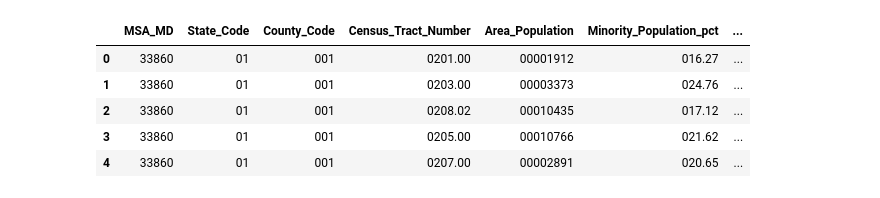
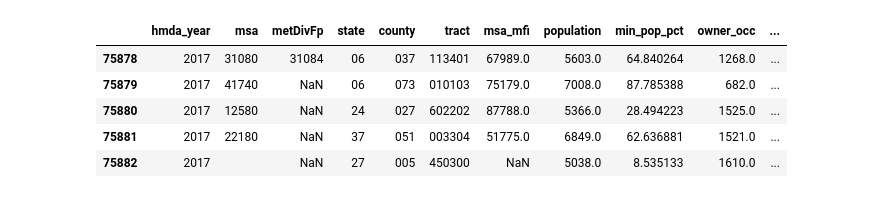
Before and after one commit to Kibrael/census_api, a Jupyter notebook: census_data_compile.ipynb, the cells around one changed output. Saved outputs shown, nothing was run; the diff lists cells and outputs as text; code cells hidden in the pictures.

```diff
--- a/census_data_compile.ipynb
+++ b/census_data_compile.ipynb
@@ -46,0 +168,24 @@ cbsa_df.head()
+# %%
+#need year, MSA fips, ffiec_mfi, tract_to_msa_pct,
+#need to get list of MSAs by state, wildcard does not work in call
+#merge MSA from tract to cbsa
+#get MSA MFI from ACS5
+msa_fields = ["B19113_001E"] #B19113_1 median family income (MFI)
+msa_url = "https://api.census.gov/data/2015/acs5?get="
+#https://api.census.gov/data/2015/acs5?get=B01001_001E&for=county:*&in=metropolitan%20statistical%20area/micropolitan%20statistical%20area:10100&in=state:46
+first=True
+for col in msa_fields:
+    if first:
+        msa_url = msa_url + col
+        first = False
+    else:
+        msa_url = msa_url + "," + col
+#msa_url = msa_url + "&for=county:*&in=metropolitan%20statistical%20area/micropolitan%20statistical%20area:10100&in=state:46"
+msa_url ="https://api.census.gov/data/2015/acs5?get=B19113_001E&for=metropolitan%20statistical%20area/micropolitan%20statistical%20area:*"
+print(msa_url)
+acs5_msa = requests.get(msa_url)
+acs5_msa_df = pd.DataFrame(json.loads(acs5_msa.content))
+acs5_msa_df.drop([0], inplace=True)
+acs5_msa_df.rename(columns={0:"msa_mfi", 1:"msa"},inplace=True)
+acs5_msa_df.msa_mfi = acs5_msa_df.msa_mfi.map(lambda x: int(x))
+acs5_msa_df.head()
@@ -46,0 +200,26 @@ cbsa_df.head()
+# %%
+#join MSA to tract to CBSA list
+cbsa_mfi_df = cbsa_df.merge(acs5_msa_df, left_on="geoIdMsa", right_on="msa", how="left")
+#join tract data to CBSA list
+census_data = cbsa_mfi_df.merge(tract_acs5_df, on="fips", how="outer")
+census_data["tract_to_msa_mfi_pct"] = census_data.apply(lambda x: (x.tract_mfi / x.msa_mfi)*100, axis=1)
+census_data.drop(["state_y"], inplace=True, axis=1)
+census_data.rename(columns={"state_x":"state"}, inplace=True)
+#FIXME camel or underscore
+cols = ["hmda_year", "msa", "metDivFp", "state", "county", "tract", "msa_mfi",
+       "population", "min_pop_pct", "owner_occ", "total_1_to_4",
+       "tract_mfi", "tract_to_msa_mfi_pct", "med_age"]
+census_data.msa.fillna("", inplace=True)
+census_data.tract_to_msa_mfi_pct.fillna(-1, inplace=True)
+census_data.tract_to_msa_mfi_pct.fillna(-1, inplace=True)
+census_data = census_data[cols]
+census_data.hmda_year = 2017
+
+census_data.tail()
+# %% [output]
+|  | hmda_year | msa | metDivFp | state | county | tract | msa_mfi | population | min_pop_pct | owner_occ | ... |
+| 75878 | 2017 | 31080 | 31084 | 06 | 037 | 113401 | 67989.0 | 5603.0 | 64.840264 | 1268.0 | ... |
+| 75879 | 2017 | 41740 | NaN | 06 | 073 | 010103 | 75179.0 | 7008.0 | 87.785388 | 682.0 | ... |
+| 75880 | 2017 | 12580 | NaN | 24 | 027 | 602202 | 87788.0 | 5366.0 | 28.494223 | 1525.0 | ... |
+| 75881 | 2017 | 22180 | NaN | 37 | 051 | 003304 | 51775.0 | 6849.0 | 62.636881 | 1521.0 | ... |
+| 75882 | 2017 |  | NaN | 27 | 005 | 450300 | NaN | 5038.0 | 8.535133 | 1610.0 | ... |
@@ -47,11 +228,3 @@ cbsa_df.head()
 # %%
-#load HMDA LAR data from test file
-lar_data = pd.read_csv("data/hmda_data_state_01.txt", sep="|", dtype=object)
-lar_data.head()
+#check data integrity
+#load HMDA LAR data from test file, this is for
-# %% [output]
-|  | MSA_MD | State_Code | County_Code | Census_Tract_Number | Area_Population | Minority_Population_pct | ... |
-| 0 | 33860 | 01 | 001 | 0201.00 | 00001912 | 016.27 | ... |
-| 1 | 33860 | 01 | 001 | 0203.00 | 00003373 | 024.76 | ... |
-| 2 | 33860 | 01 | 001 | 0208.02 | 00010435 | 017.12 | ... |
-| 3 | 33860 | 01 | 001 | 0205.00 | 00010766 | 021.62 | ... |
-| 4 | 33860 | 01 | 001 | 0207.00 | 00002891 | 020.65 | ... |
```
Also changed, not shown: parts of 16 cells of this notebook, 1 other file.
